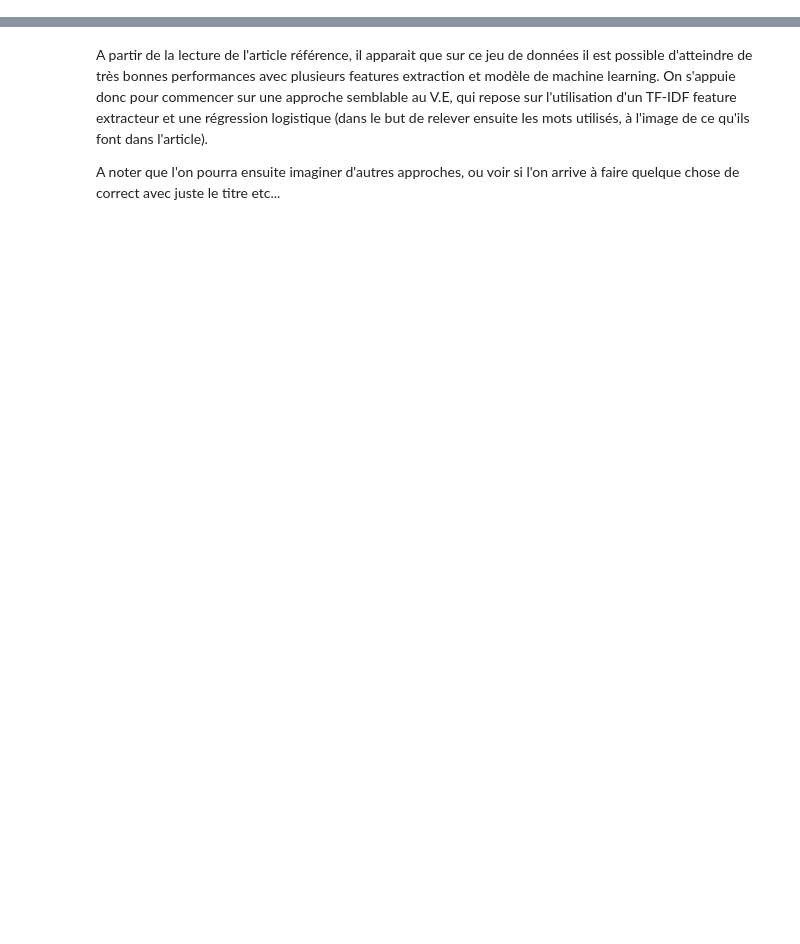
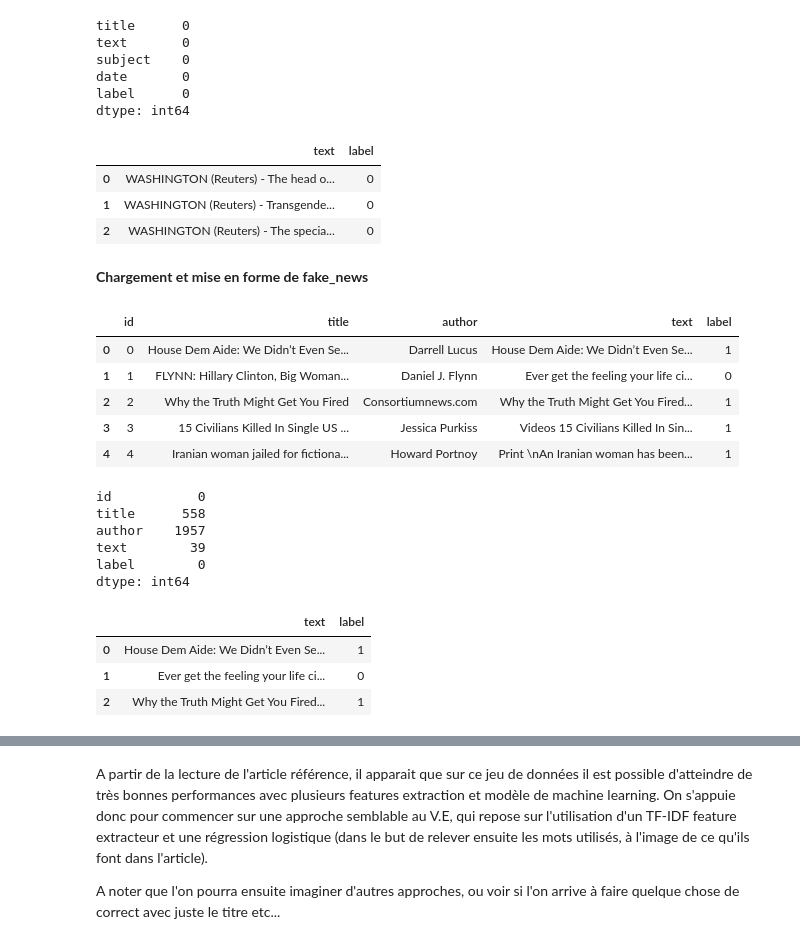
Before and after one commit to Alexis-Barrau/MLforNFP, a Jupyter notebook: Projet/Main.ipynb, the cells around one changed output, grey strips where cells are left out. Saved outputs shown, nothing was run; the diff lists cells and outputs as text; code cells hidden in the pictures; blank space fills up the shorter version.

```diff
--- a/Projet/Main.ipynb
+++ b/Projet/Main.ipynb
@@ -31,0 +31,42 @@ data_all.head(10)
+# %%
+# On test la présence de NA
+Isot_data.isnull().sum()
+# %% [output]
+title      0
+text       0
+subject    0
+date       0
+label      0
+dtype: int64
+# %%
+# On ne garde que le label et le text de l'article
+Isot = Isot_data[['text', 'label']]
+Isot.head(3)
+# %% [output]
+|  | text | label |
+| 0 | WASHINGTON (Reuters) - The head o... | 0 |
+| 1 | WASHINGTON (Reuters) - Transgende... | 0 |
+| 2 | WASHINGTON (Reuters) - The specia... | 0 |
+# %% [markdown]
+**Chargement et mise en forme de fake_news**
+# %%
+# Mise en forme dataset Fake_News https://www.kaggle.com/competitions/fake-news/data?select=train.csv
+fake_news_data = pd.read_csv("data/train.csv")
+fake_news_data.head(5)
+# %% [output]
+|  | id | title | author | text | label |
+| 0 | 0 | House Dem Aide: We Didn’t Even Se... | Darrell Lucus | House Dem Aide: We Didn’t Even Se... | 1 |
+| 1 | 1 | FLYNN: Hillary Clinton, Big Woman... | Daniel J. Flynn | Ever get the feeling your life ci... | 0 |
+| 2 | 2 | Why the Truth Might Get You Fired | Consortiumnews.com | Why the Truth Might Get You Fired... | 1 |
+| 3 | 3 | 15 Civilians Killed In Single US ... | Jessica Purkiss | Videos 15 Civilians Killed In Sin... | 1 |
+| 4 | 4 | Iranian woman jailed for fictiona... | Howard Portnoy | Print \nAn Iranian woman has been... | 1 |
+# %%
+# On teste la présence de valeurs manquantes sur le texte, et on drop s'il y en a
+fake_news_data.isnull().sum()
+# %% [output]
+id           0
+title      558
+author    1957
+text        39
+label        0
+dtype: int64
@@ -31,0 +75,9 @@ data_all.head(10)
+# %%
+# On ne garde que le label et le text de l'article
+fake_news = fake_news_data[['text', 'label']]
+fake_news.head(3)
+# %% [output]
+|  | text | label |
+| 0 | House Dem Aide: We Didn’t Even Se... | 1 |
+| 1 | Ever get the feeling your life ci... | 0 |
+| 2 | Why the Truth Might Get You Fired... | 1 |
```
Also changed, not shown: parts of 19 cells of this notebook, 3 other files.
